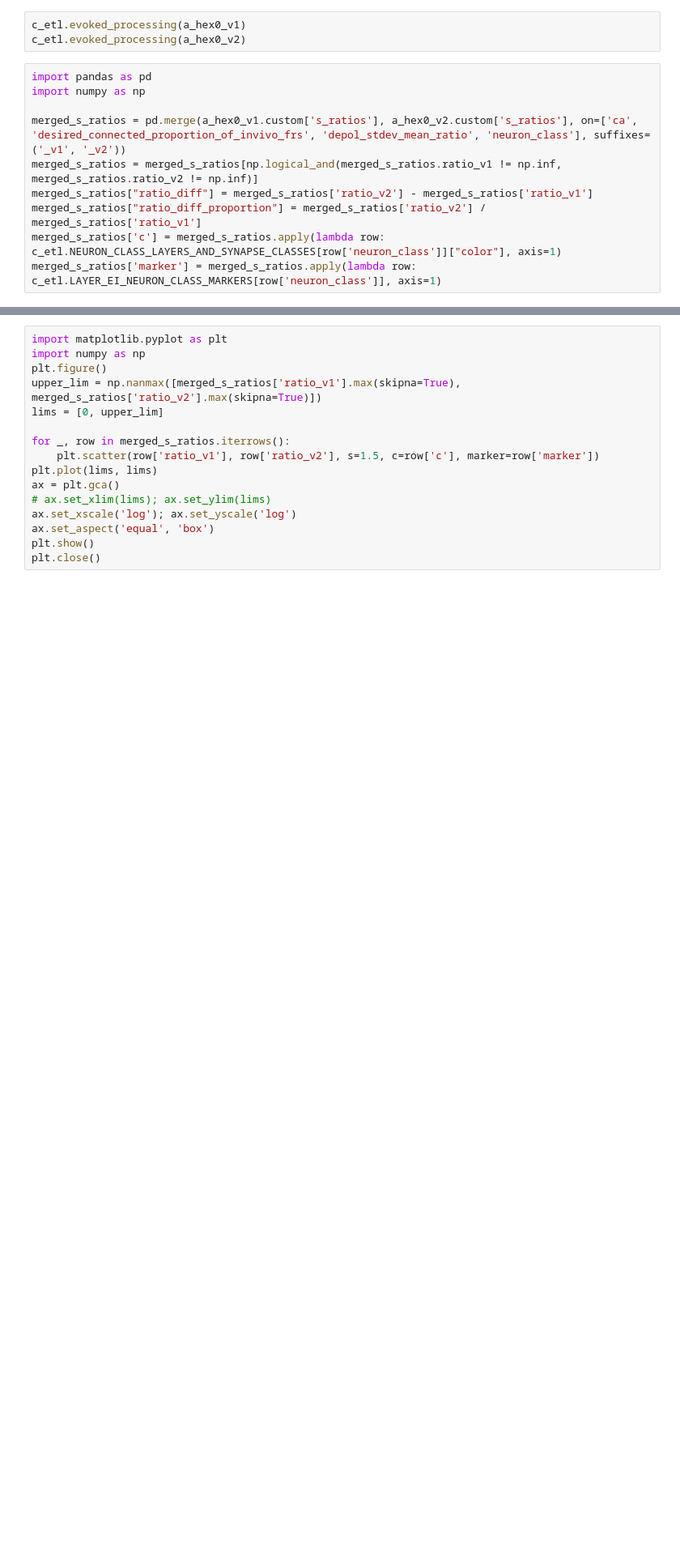
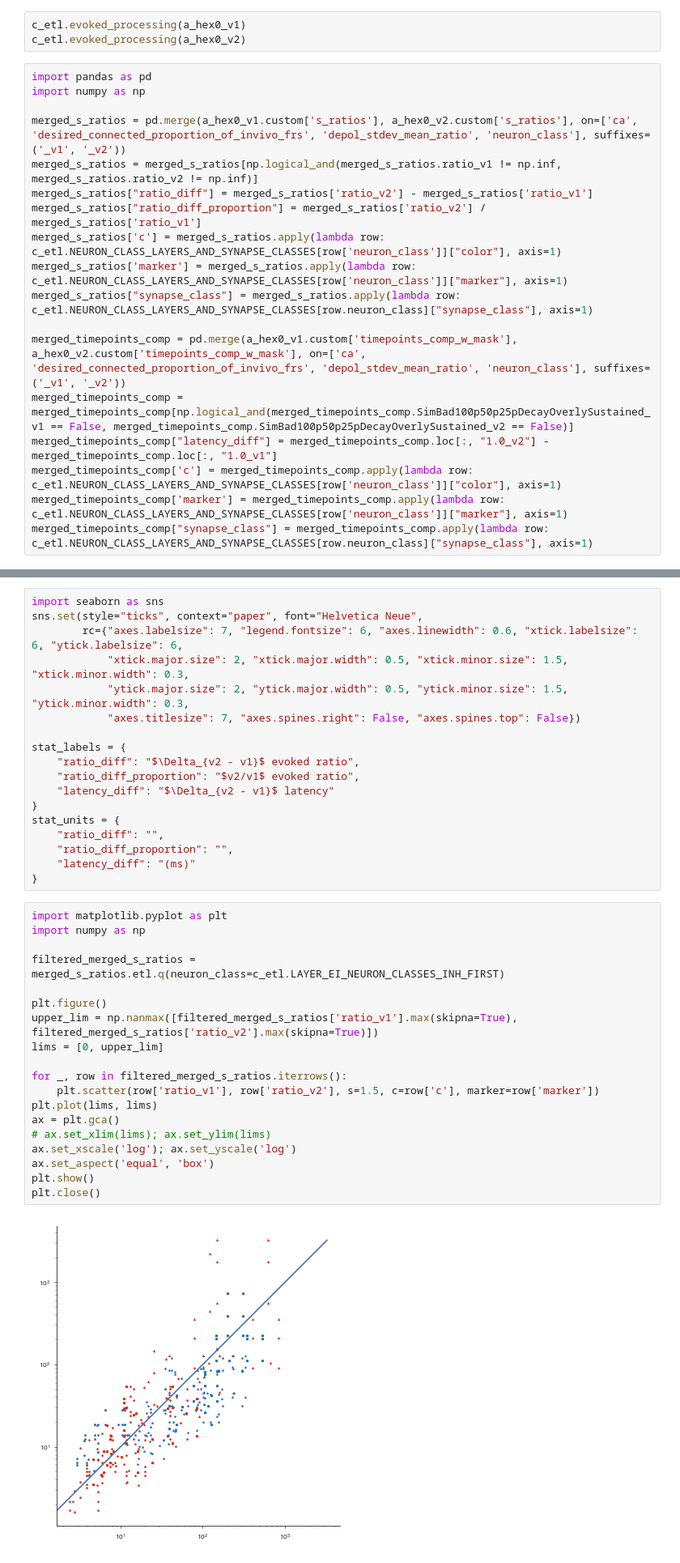
Before and after one commit to BlueBrain/cortexetl, a Jupyter notebook: notebooks/compare_sscx_v1_v2/compare_evoked.ipynb, the cells around one changed output, grey strips where cells are left out. Shown: that part at 81% size. Drawn from its saved outputs; the diff is of its cells as text; blank space fills up the shorter version.

```diff
--- a/notebooks/compare_sscx_v1_v2/compare_evoked.ipynb
+++ b/notebooks/compare_sscx_v1_v2/compare_evoked.ipynb
@@ -20,4 +20,12 @@ merged_s_ratios = merged_s_ratios[np.logical_and(merged_s_ratios.ratio_v1 != np.
 merged_s_ratios["ratio_diff"] = merged_s_ratios['ratio_v2'] - merged_s_ratios['ratio_v1']
 merged_s_ratios["ratio_diff_proportion"] = merged_s_ratios['ratio_v2'] / merged_s_ratios['ratio_v1']
 merged_s_ratios['c'] = merged_s_ratios.apply(lambda row: c_etl.NEURON_CLASS_LAYERS_AND_SYNAPSE_CLASSES[row['neuron_class']]["color"], axis=1)
-merged_s_ratios['marker'] = merged_s_ratios.apply(lambda row: c_etl.LAYER_EI_NEURON_CLASS_MARKERS[row['neuron_class']], axis=1)
+merged_s_ratios['marker'] = merged_s_ratios.apply(lambda row: c_etl.NEURON_CLASS_LAYERS_AND_SYNAPSE_CLASSES[row['neuron_class']]["marker"], axis=1)
+merged_s_ratios["synapse_class"] = merged_s_ratios.apply(lambda row: c_etl.NEURON_CLASS_LAYERS_AND_SYNAPSE_CLASSES[row.neuron_class]["synapse_class"], axis=1)
+
+merged_timepoints_comp = pd.merge(a_hex0_v1.custom['timepoints_comp_w_mask'], a_hex0_v2.custom['timepoints_comp_w_mask'], on=['ca', 'desired_connected_proportion_of_invivo_frs', 'depol_stdev_mean_ratio', 'neuron_class'], suffixes=('_v1', '_v2'))
+merged_timepoints_comp = merged_timepoints_comp[np.logical_and(merged_timepoints_comp.SimBad100p50p25pDecayOverlySustained_v1 == False, merged_timepoints_comp.SimBad100p50p25pDecayOverlySustained_v2 == False)]
+merged_timepoints_comp["latency_diff"] = merged_timepoints_comp.loc[:, "1.0_v2"] - merged_timepoints_comp.loc[:, "1.0_v1"]
+merged_timepoints_comp['c'] = merged_timepoints_comp.apply(lambda row: c_etl.NEURON_CLASS_LAYERS_AND_SYNAPSE_CLASSES[row['neuron_class']]["color"], axis=1)
+merged_timepoints_comp['marker'] = merged_timepoints_comp.apply(lambda row: c_etl.NEURON_CLASS_LAYERS_AND_SYNAPSE_CLASSES[row['neuron_class']]["marker"], axis=1)
+merged_timepoints_comp["synapse_class"] = merged_timepoints_comp.apply(lambda row: c_etl.NEURON_CLASS_LAYERS_AND_SYNAPSE_CLASSES[row.neuron_class]["synapse_class"], axis=1)
@@ -24,16 +34,39 @@ merged_s_ratios['marker'] = merged_s_ratios.apply(lambda row: c_etl.LAYER_EI_NEU
+# %%
+import seaborn as sns
+sns.set(style="ticks", context="paper", font="Helvetica Neue",
+        rc={"axes.labelsize": 7, "legend.fontsize": 6, "axes.linewidth": 0.6, "xtick.labelsize": 6, "ytick.labelsize": 6,
+            "xtick.major.size": 2, "xtick.major.width": 0.5, "xtick.minor.size": 1.5, "xtick.minor.width": 0.3,
+            "ytick.major.size": 2, "ytick.major.width": 0.5, "ytick.minor.size": 1.5, "ytick.minor.width": 0.3,
+            "axes.titlesize": 7, "axes.spines.right": False, "axes.spines.top": False})
+
+stat_labels = {
+    "ratio_diff": "$\Delta_{v2 - v1}$ evoked ratio",
+    "ratio_diff_proportion": "$v2/v1$ evoked ratio",
+    "latency_diff": "$\Delta_{v2 - v1}$ latency"
+}
+stat_units = {
+    "ratio_diff": "",
+    "ratio_diff_proportion": "",
+    "latency_diff": "(ms)"
+}
 # %%
 import matplotlib.pyplot as plt
 import numpy as np
+
+filtered_merged_s_ratios = merged_s_ratios.etl.q(neuron_class=c_etl.LAYER_EI_NEURON_CLASSES_INH_FIRST)
+
 plt.figure()
-upper_lim = np.nanmax([merged_s_ratios['ratio_v1'].max(skipna=True), merged_s_ratios['ratio_v2'].max(skipna=True)])
+upper_lim = np.nanmax([filtered_merged_s_ratios['ratio_v1'].max(skipna=True), filtered_merged_s_ratios['ratio_v2'].max(skipna=True)])
 lims = [0, upper_lim]
 
-for _, row in merged_s_ratios.iterrows():
+for _, row in filtered_merged_s_ratios.iterrows():
     plt.scatter(row['ratio_v1'], row['ratio_v2'], s=1.5, c=row['c'], marker=row['marker'])
 plt.plot(lims, lims)
 ax = plt.gca()
 # ax.set_xlim(lims); ax.set_ylim(lims)
 ax.set_xscale('log'); ax.set_yscale('log')
 ax.set_aspect('equal', 'box')
 plt.show()
 plt.close()
+# %% [output]
+[figure, added]
```
Also changed, not shown: parts of 4 cells of this notebook, 30 other files.
